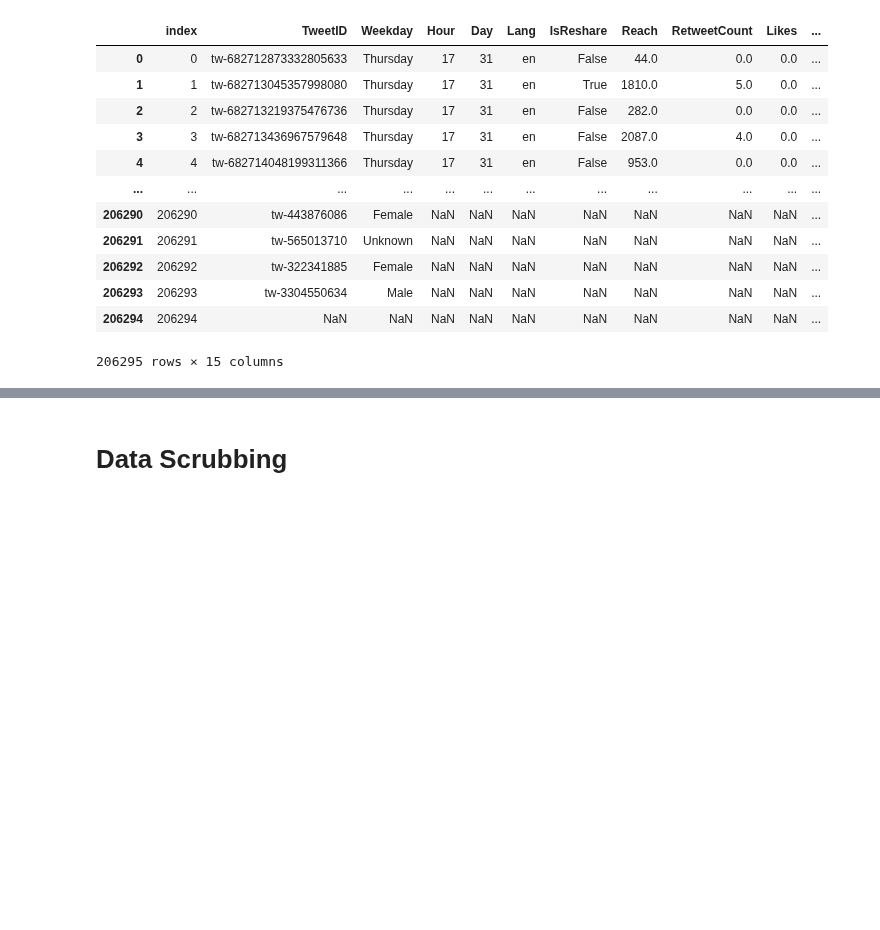
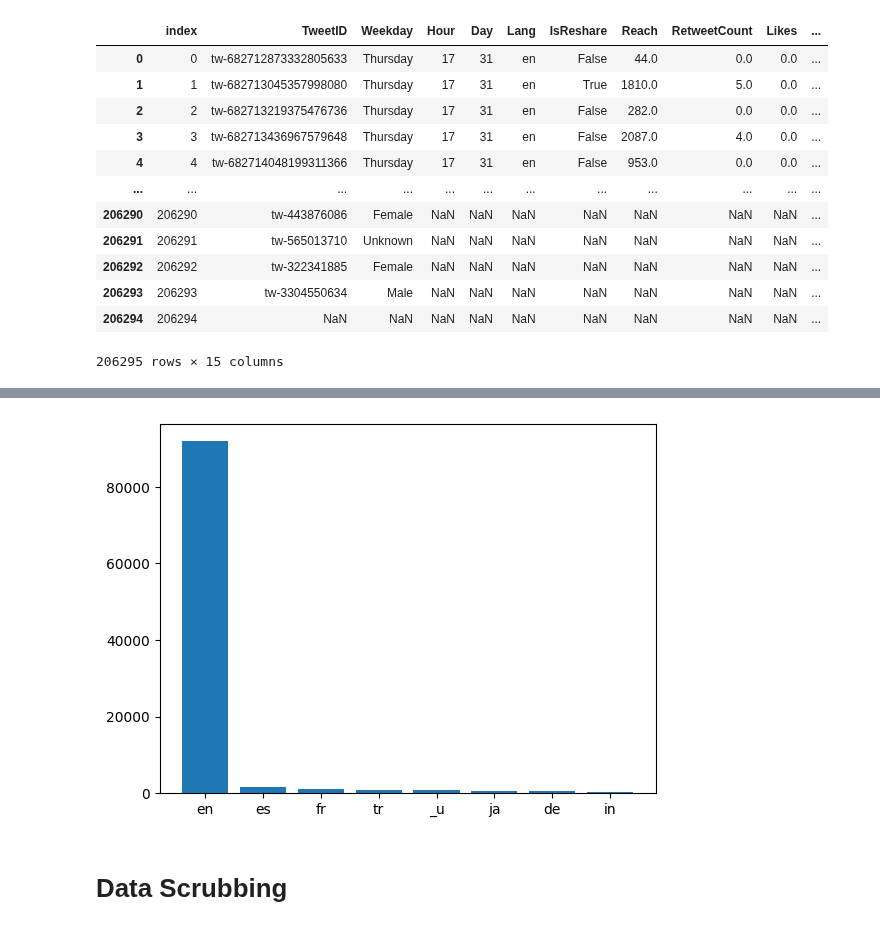
Before and after one commit to TahlonBrahic/Data-Science-Portfolio, a Jupyter notebook: Data Science/Social Media Engagement Model/model.ipynb, the cells around one changed output, grey strips where cells are left out. Cells and saved outputs as stored; diff of their text form; code cells hidden in the pictures; blank space fills up the shorter version.

Commit message:
Added a bar chart

```diff
--- a/Data Science/Social Media Engagement Model/model.ipynb
+++ b/Data Science/Social Media Engagement Model/model.ipynb
@@ -27,3 +28,6 @@ data
 | 206293 | 206293 | tw-3304550634 | Male | NaN | NaN | NaN | NaN | NaN | NaN | NaN | ... |
 | 206294 | 206294 | NaN | NaN | NaN | NaN | NaN | NaN | NaN | NaN | NaN | ... |
 206295 rows × 15 columns
+# %%
+top_langs = data.groupby([' Lang'])[' Lang'].value_counts().sort_values(ascending=False)[:8]
+top_langs
@@ -30,3 +45,13 @@ data
+# %%
+# from sklearn.preprocessing import StandardScaler
+# top_langs_scaler = StandardScaler()
+# top_langs_scaler.fit(top_langs)
+
+
+plt.bar(top_langs.keys(), top_langs)
+plt.show()
+# %% [output]
+[figure, added]
 # %% [markdown]
 # Data Scrubbing
 # %% [markdown]
```
Also changed, not shown: parts of 4 cells of this notebook.
